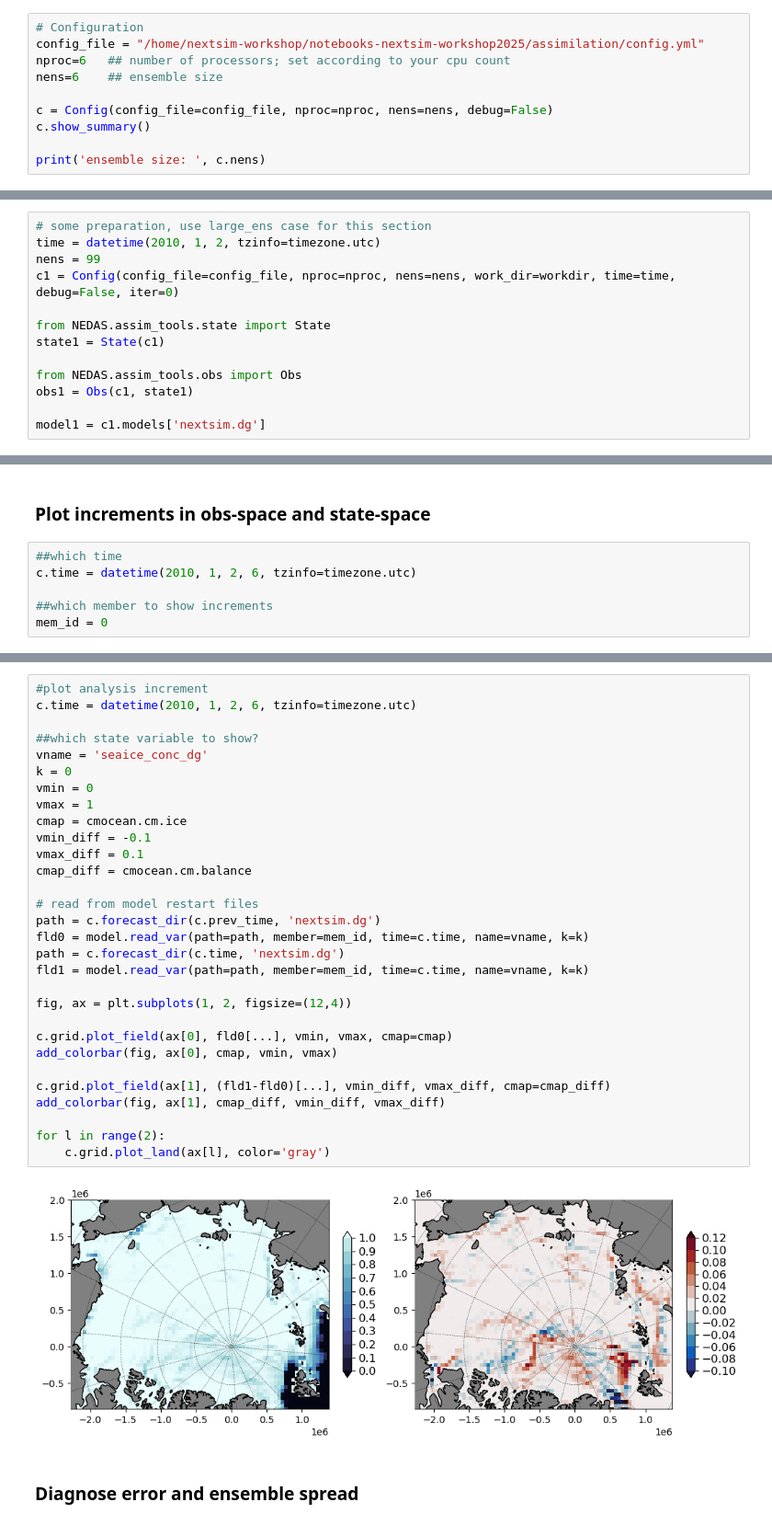
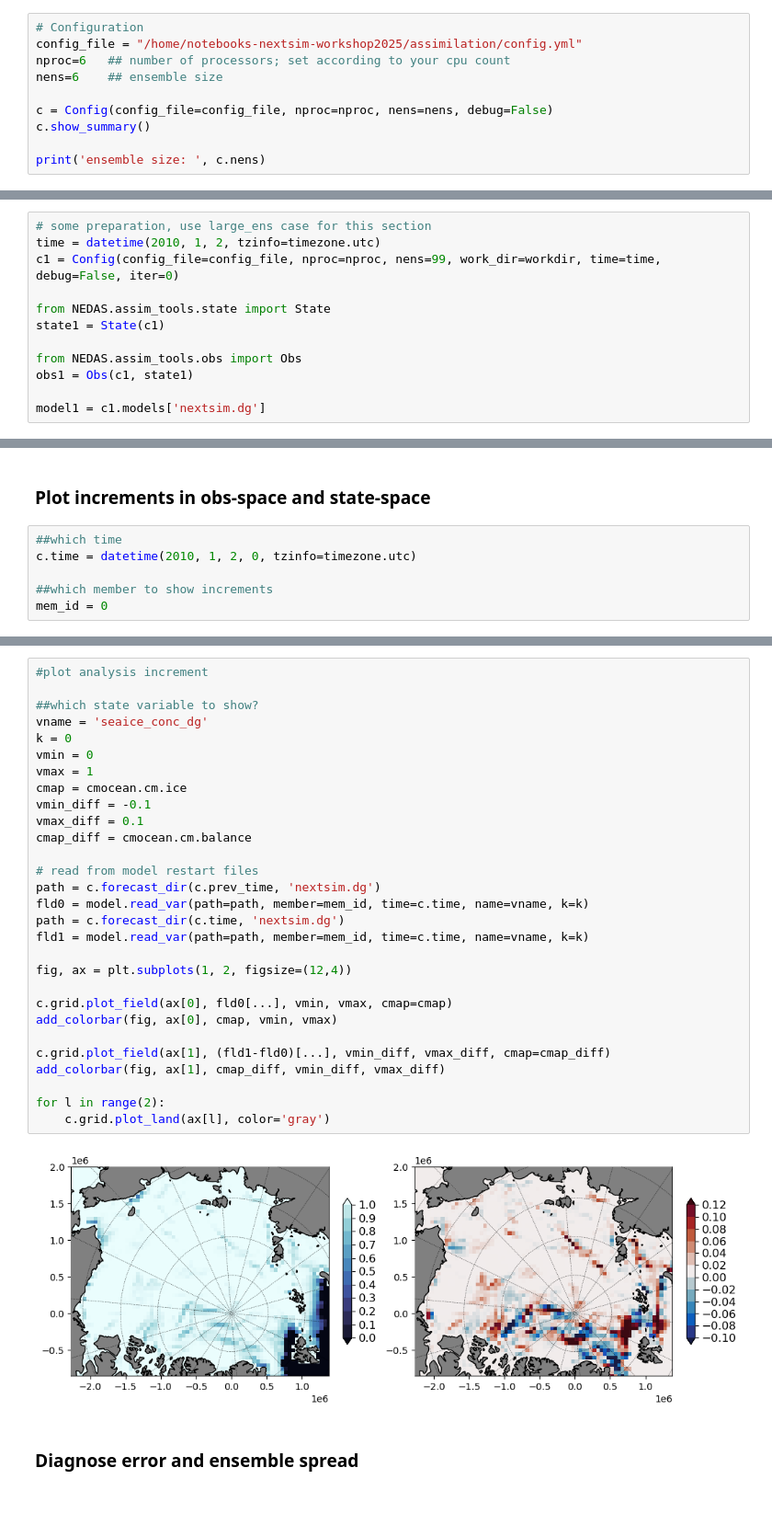
Before and after one commit to sasip-climate/notebooks-nextsim-workshop2025, a Jupyter notebook: assimilation/demo-osse.ipynb, the cells around one changed output, grey strips where cells are left out. Shown at 92% size. Drawn from its saved outputs; the diff is of its cells as text.

```diff
--- a/assimilation/demo-osse.ipynb
+++ b/assimilation/demo-osse.ipynb
@@ -35,7 +35,7 @@ os.cpu_count()
 8
 # %%
 # Configuration
-config_file = "/home/nextsim-workshop/notebooks-nextsim-workshop2025/assimilation/config.yml"
+config_file = "/home/notebooks-nextsim-workshop2025/assimilation/config.yml"
 nproc=6   ## number of processors; set according to your cpu count
 nens=6    ## ensemble size
 
@@ -425,8 +458,7 @@ ln -fs /home/nextsim-workshop/data-nextsim-workshop2025/assimilation/large_ens/*
 # %%
 # some preparation, use large_ens case for this section
 time = datetime(2010, 1, 2, tzinfo=timezone.utc)
-nens = 99
-c1 = Config(config_file=config_file, nproc=nproc, nens=nens, work_dir=workdir, time=time, debug=False, iter=0)
+c1 = Config(config_file=config_file, nproc=nproc, nens=99, work_dir=workdir, time=time, debug=False, iter=0)
 
 from NEDAS.assim_tools.state import State
 state1 = State(c1)
@@ -703,7 +727,7 @@ cp -r cycle cycle-$expt
 ### Plot increments in obs-space and state-space
 # %%
 ##which time
-c.time = datetime(2010, 1, 2, 6, tzinfo=timezone.utc)
+c.time = datetime(2010, 1, 2, 0, tzinfo=timezone.utc)
 
 ##which member to show increments
 mem_id = 0
@@ -742,34 +766,33 @@ for l in range(2):
 # %%
 #plot analysis increment
-c.time = datetime(2010, 1, 2, 6, tzinfo=timezone.utc)
 
 ##which state variable to show?
 vname = 'seaice_conc_dg'
 k = 0
 vmin = 0
 vmax = 1
 cmap = cmocean.cm.ice
 vmin_diff = -0.1
 vmax_diff = 0.1
 cmap_diff = cmocean.cm.balance
 
 # read from model restart files
 path = c.forecast_dir(c.prev_time, 'nextsim.dg')
 fld0 = model.read_var(path=path, member=mem_id, time=c.time, name=vname, k=k)
 path = c.forecast_dir(c.time, 'nextsim.dg')
 fld1 = model.read_var(path=path, member=mem_id, time=c.time, name=vname, k=k)
 
 fig, ax = plt.subplots(1, 2, figsize=(12,4))
 
 c.grid.plot_field(ax[0], fld0[...], vmin, vmax, cmap=cmap)
 add_colorbar(fig, ax[0], cmap, vmin, vmax)
 
 c.grid.plot_field(ax[1], (fld1-fld0)[...], vmin_diff, vmax_diff, cmap=cmap_diff)
 add_colorbar(fig, ax[1], cmap_diff, vmin_diff, vmax_diff)
 
 for l in range(2):
     c.grid.plot_land(ax[l], color='gray')
 # %% [output]
-[figure, old version]
+[figure, new version]
 # %% [markdown]
 ### Diagnose error and ensemble spread
```
Also changed, not shown: parts of 19 cells of this notebook, 3 other files.
